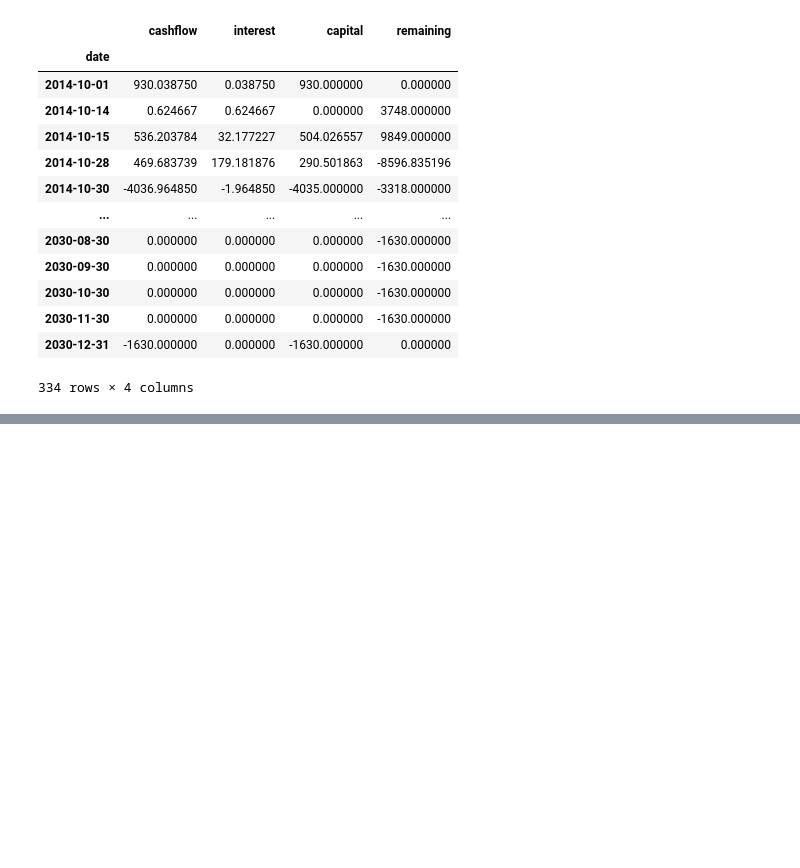
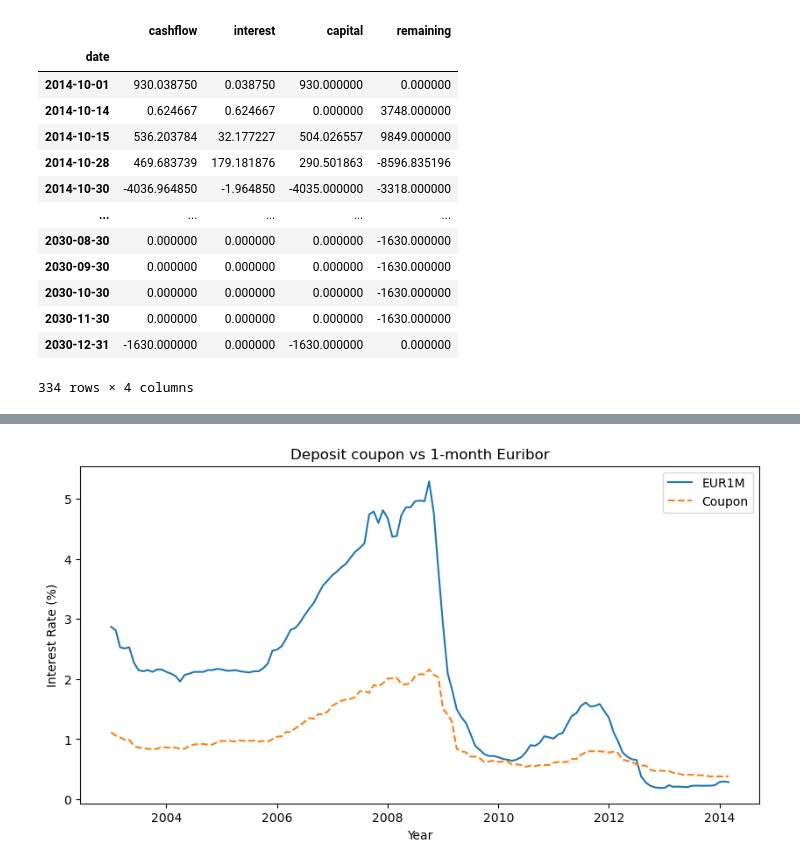
Before and after one commit to gsmyridis/ALM, a Jupyter notebook: interest_liq_risk.ipynb, the cells around one changed output, grey strips where cells are left out. Drawn from its saved outputs; the diff is of its cells as text; code cells hidden in the pictures; blank space fills up the shorter version.

```diff
--- a/interest_liq_risk.ipynb
+++ b/interest_liq_risk.ipynb
@@ -8,8 +9,8 @@ import utils
 from yieldcurve import YieldCurve
 import cashflow as cf
 # %%
-portfolio, market = utils.load_data()
-TODAY = utils.set_today()
+portfolio, market = dl.load_data()
+TODAY = timeutils.set_today()
 portfolio
 # %% [output]
 |  | account | account_name | volume | ir_binding | reprice_freq | spread | issue | maturity | repayment | ... |
@@ -207,0 +227,4 @@ display(lq_table)
+# %%
+nmd = dl.load_non_maturity_deposits(plot=True)
+# %% [output]
+[figure, added]
```
Also changed, not shown: parts of 5 cells of this notebook, 3 other files.
